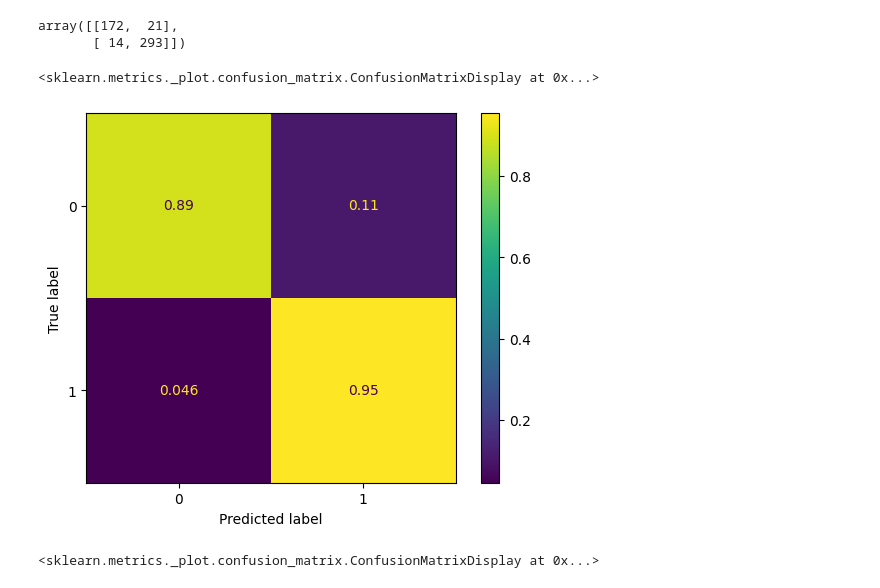
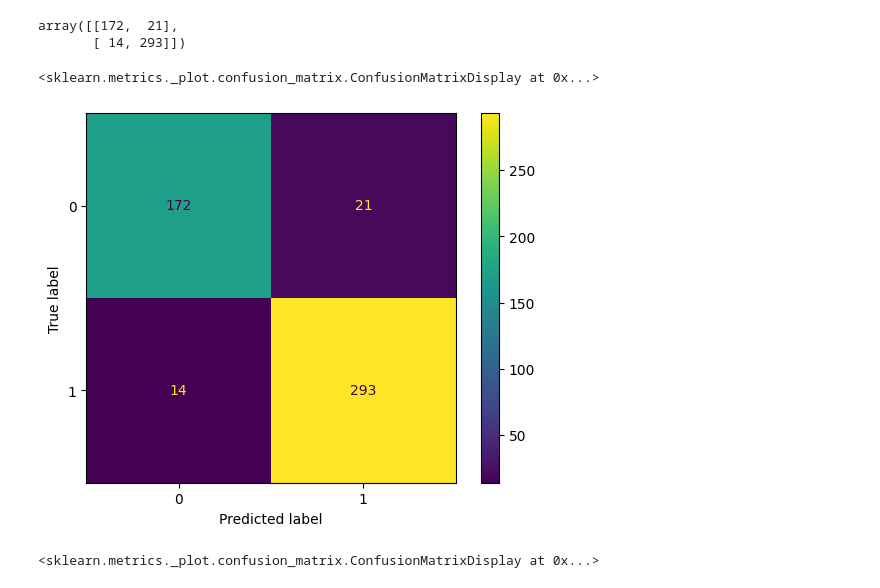
Before and after one commit to Briankipkemboi78/datascience, a Jupyter notebook: Reference/11-Logistic-Regression-Models/00-Logistic-Regression.ipynb, the cells around one changed output. Saved outputs shown, nothing was run; the diff lists cells and outputs as text; code cells hidden in the pictures.

```diff
--- a/Reference/11-Logistic-Regression-Models/00-Logistic-Regression.ipynb
+++ b/Reference/11-Logistic-Regression-Models/00-Logistic-Regression.ipynb
@@ -215,13 +215,12 @@ array([[172,  21],
 # %%
 ConfusionMatrixDisplay.from_estimator(
     log_model,
     scaled_X_test,
-    y_test,
-    normalize='true'
+    y_test
 )
 # %% [output]
 <sklearn.metrics._plot.confusion_matrix.ConfusionMatrixDisplay at 0x...>
-[figure, old version]
+[figure, new version]
 # %%
 ConfusionMatrixDisplay.from_estimator(
     log_model,
```
Also changed, not shown: parts of 2 cells of this notebook.
